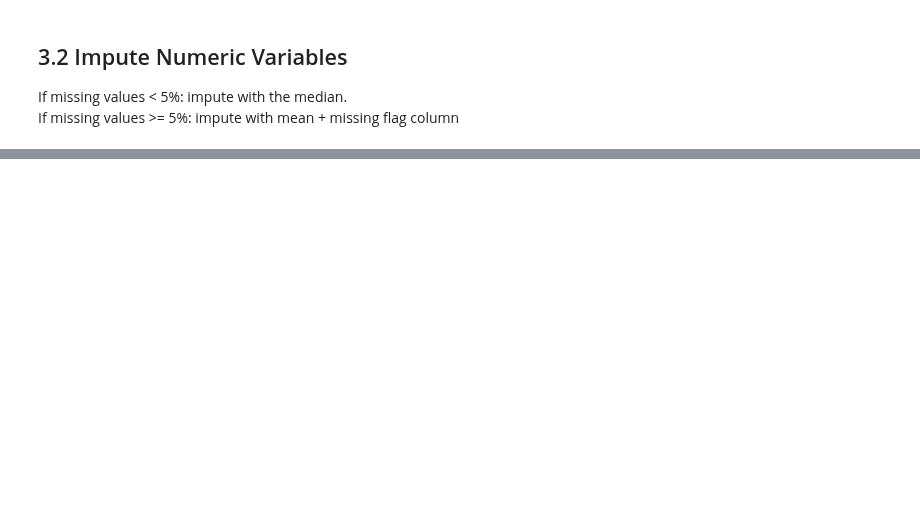
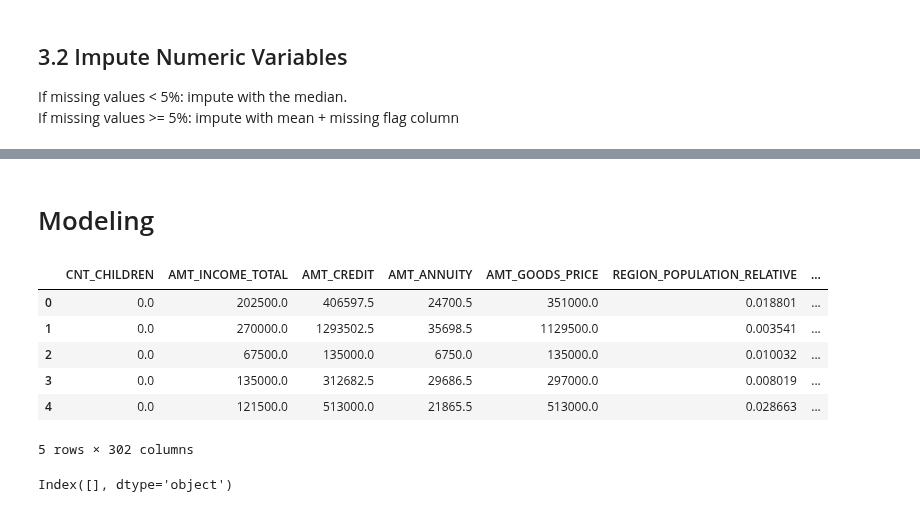
Before and after one commit to Yanxin-Ye/ml-ops-notes, a Jupyter notebook: designing-ml-systems/home-credit-default-risk/ml_model_cheatsheet.ipynb, the cells around one changed output, grey strips where cells are left out. Drawn from its saved outputs; the diff is of its cells as text; code cells hidden in the pictures; blank space fills up the shorter version.

```diff
--- a/designing-ml-systems/home-credit-default-risk/ml_model_cheatsheet.ipynb
+++ b/designing-ml-systems/home-credit-default-risk/ml_model_cheatsheet.ipynb
@@ -218,5 +207,5 @@ impute_transformsers.append(transform_minor_cat_columns)
 # %%
 # mising value percentage > 5% -> "Unknown"
-missing_major_cols = cat_cols_missing_pct[cat_cols_missing_pct > 0.05].index
-missing_major_cols
+missing_major_cols = cat_cols_missing_pct[cat_cols_missing_pct > 0.05].index.to_list()
+print("There are {} categorical columns with over 5% missing vals: {}".format(len(missing_major_cols), missing_major_cols))
 # %% [output]
@@ -260,0 +240,2 @@ impute_transformsers.append(
+# %% [markdown]
+# Modeling
@@ -260,0 +252,73 @@ impute_transformsers.append(
+# %%
+num_minor_pipe = Pipeline([
+    ("num_minor", SimpleImputer(strategy = "median")),
+]
+)
+
+num_major_pipe = Pipeline([
+    ("num_major", SimpleImputer(strategy = "mean", add_indicator=True)),
+]
+)
+
+
+cat_minor_pipe = Pipeline([
+    ("cat_minor", SimpleImputer(strategy="most_frequent")),
+    ("onehot", OneHotEncoder(handle_unknown="ignore", sparse_output=False)),
+]
+)
+
+
+cat_major_pipe = Pipeline([
+    ("cat_major", SimpleImputer(strategy="constant", fill_value = "Unknown")),
+    ("onehot", OneHotEncoder(handle_unknown="ignore", sparse_output=False)),
+]
+)
+
+
+other_cat_cols = [_ for _ in cat_cols if (_ not in missing_minor_cols) and (_ not in missing_major_cols)]
+other_cat_cols_pipline = Pipeline([
+    ("onehot", OneHotEncoder(handle_unknown="ignore", sparse_output=False))
+]
+)
+
+
+col_transformers = [
+    ("num_minor", num_minor_pipe, num_cols_missing_minor_cols),
+    ("num_major", num_major_pipe, num_cols_missing_major_cols),
+    ("cat_minor", cat_minor_pipe, missing_minor_cols),
+    ("cat_major", cat_major_pipe, missing_major_cols),
+    ("other_cat", other_cat_cols_pipline, other_cat_cols)
+
+]
+
+# Create column transformer
+preprocessor = ColumnTransformer(transformers= col_transformers, remainder="passthrough" ).set_output(transform="pandas")
+
+df_cleaned = preprocessor.fit_transform(X)
+
+df_cleaned.head()
+
+df_cleaned = pd.DataFrame(
+    df_cleaned,
+    columns=preprocessor.get_feature_names_out(),
+    index=df.index
+)
+df_cleaned.columns = [c.split("__")[-1] for c in df_cleaned.columns]
+
+df_cleaned.head()
+# %% [output]
+|  | CNT_CHILDREN | AMT_INCOME_TOTAL | AMT_CREDIT | AMT_ANNUITY | AMT_GOODS_PRICE | REGION_POPULATION_RELATIVE | ... |
+| 0 | 0.0 | 202500.0 | 406597.5 | 24700.5 | 351000.0 | 0.018801 | ... |
+| 1 | 0.0 | 270000.0 | 1293502.5 | 35698.5 | 1129500.0 | 0.003541 | ... |
+| 2 | 0.0 | 67500.0 | 135000.0 | 6750.0 | 135000.0 | 0.010032 | ... |
+| 3 | 0.0 | 135000.0 | 312682.5 | 29686.5 | 297000.0 | 0.008019 | ... |
+| 4 | 0.0 | 121500.0 | 513000.0 | 21865.5 | 513000.0 | 0.028663 | ... |
+5 rows × 302 columns
+# %%
+
+
+# Check missing values
+cols_missing_pct = df_cleaned.isnull().sum()/df_cleaned.shape[0]
+cols_missing_pct[cols_missing_pct> 0].index
+# %% [output]
+Index([], dtype='object')
```
Also changed, not shown: parts of 31 cells of this notebook.
